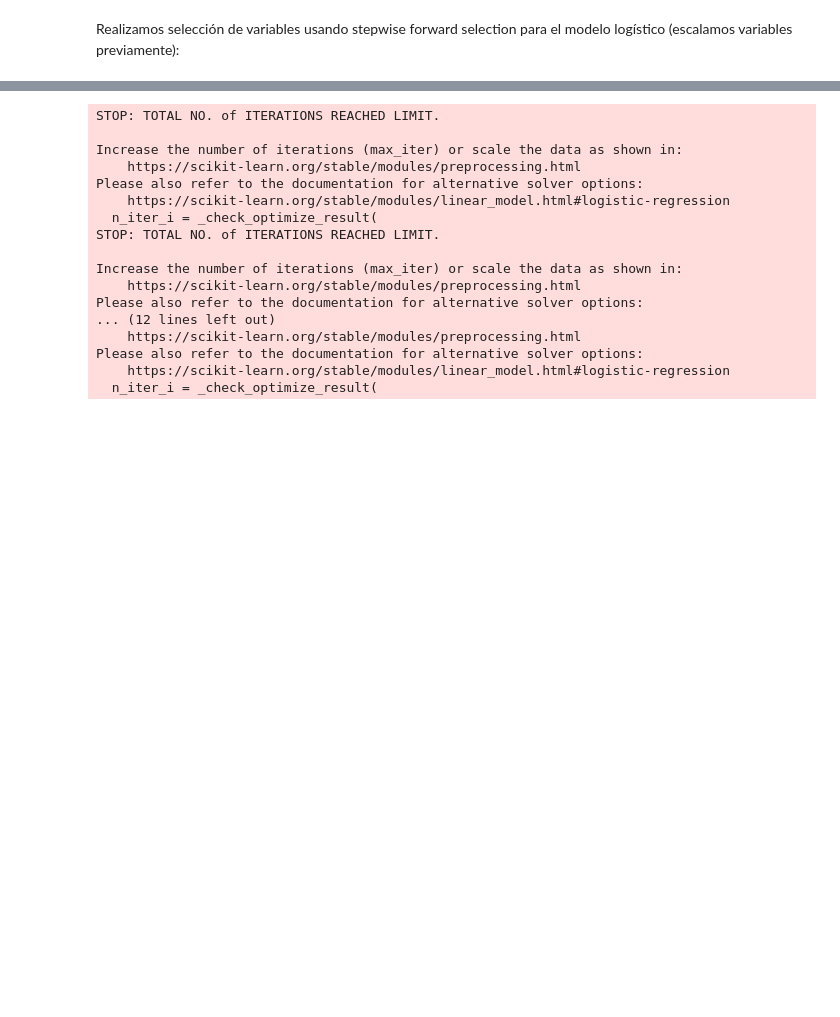
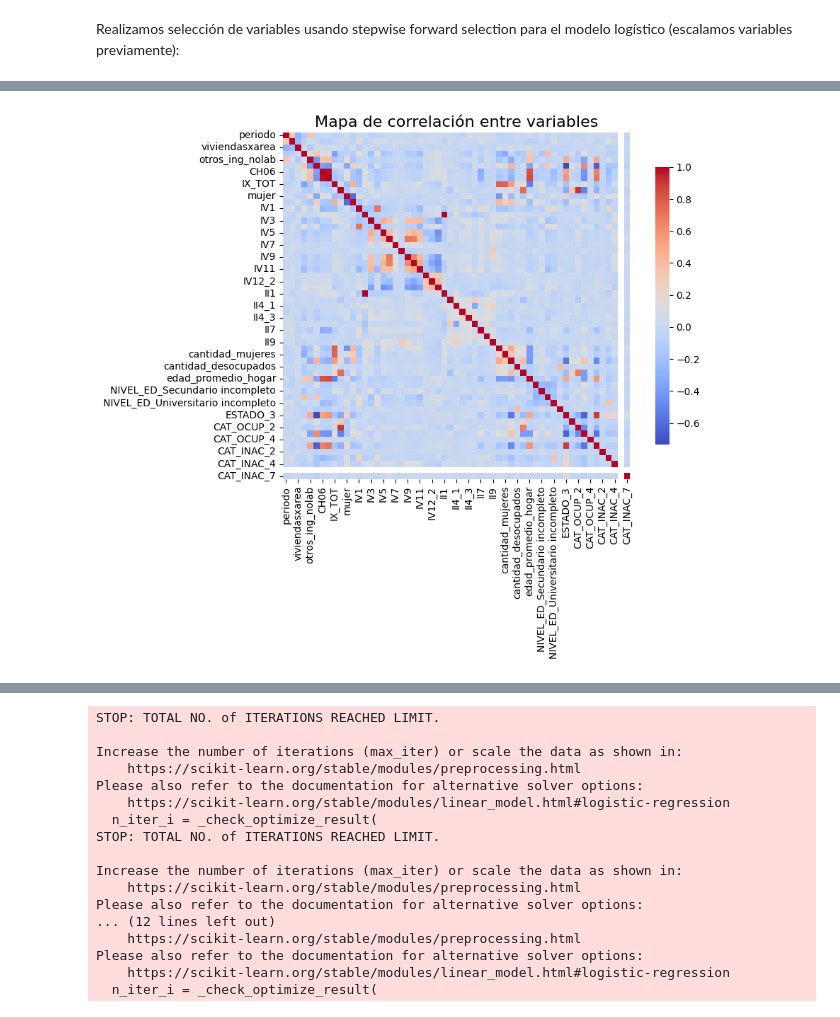
Before and after one commit to celinecabas/Nonresponse-bias-eph, a Jupyter notebook: Scripts/Modelos_probabilidad_respuesta.ipynb, the cells around one changed output, grey strips where cells are left out. Saved outputs shown, nothing was run; the diff lists cells and outputs as text; code cells hidden in the pictures; blank space fills up the shorter version.

```diff
--- a/Scripts/Modelos_probabilidad_respuesta.ipynb
+++ b/Scripts/Modelos_probabilidad_respuesta.ipynb
@@ -65,13 +66,13 @@ variables = [
     # Variables de identificación del hogar
     'AGLO_DESC', 'periodo', 'PONDERA_repr', 'viviendasxarea',
     # Ingreso del hogar
-    'IPCF_d', 'otros_ing_nolab', 'RDECOCUR', 'ADECOCUR',
+    'IPCF_d', 'otros_ing_nolab', 'RDECOCUR',
     # Datos del jefe de hogar
     'CH06', 'CH06_2', 'IX_TOT', 'informal', 'NIVEL_ED', 'mujer', 'casadounido', 'ESTADO', 'CAT_INAC', 'CAT_OCUP',
     # Características de la vivienda
     'IV1', 'IV2', 'IV3', 'IV4', 'IV5', 'IV6', 'IV7', 'IV8', 'IV9', 'IV10', 'IV11', 'IV12_1', 'IV12_2', 'IV12_3',
     # Características habitacionales del hogar
-    'II1', 'II2', 'II3', 'II3_1', 'II4_1', 'II4_2', 'II4_3', 'II5', 'II6', 'II6_1', 'II7', 'II8', 'II9',
+    'II1', 'II3', 'II4_1', 'II4_2', 'II4_3', 'II5', 'II7', 'II8', 'II9',
     # Ocupación del jefe de hogar
     #'CALIFICACION', 'JERARQUIA', 'caes_seccion_cod', 'PP04B1',
     # Características de composición del hogar
@@ -338,0 +316,17 @@ Posadas: ['PONDERA_repr', 'viviendasxarea', 'mujer', 'IV5', 'IV6', 'IV7', 'IV8',
+# %%
+import pandas as pd
+import seaborn as sns
+import matplotlib.pyplot as plt
+
+# Supongamos que tenés un DataFrame df con variables numéricas
+# Calculamos la matriz de correlación
+corr_matrix = X_train.corr()
+
+# Visualizamos el mapa de correlación
+plt.figure(figsize=(10, 8))
+sns.heatmap(corr_matrix, annot=False, fmt=".2f", cmap="coolwarm", square=True, cbar_kws={"shrink": 0.8})
+plt.title("Mapa de correlación entre variables", fontsize=16)
+plt.tight_layout()
+plt.show()
+# %% [output]
+[figure, added]
```
Also changed, not shown: parts of 29 cells of this notebook, 2 other files.
